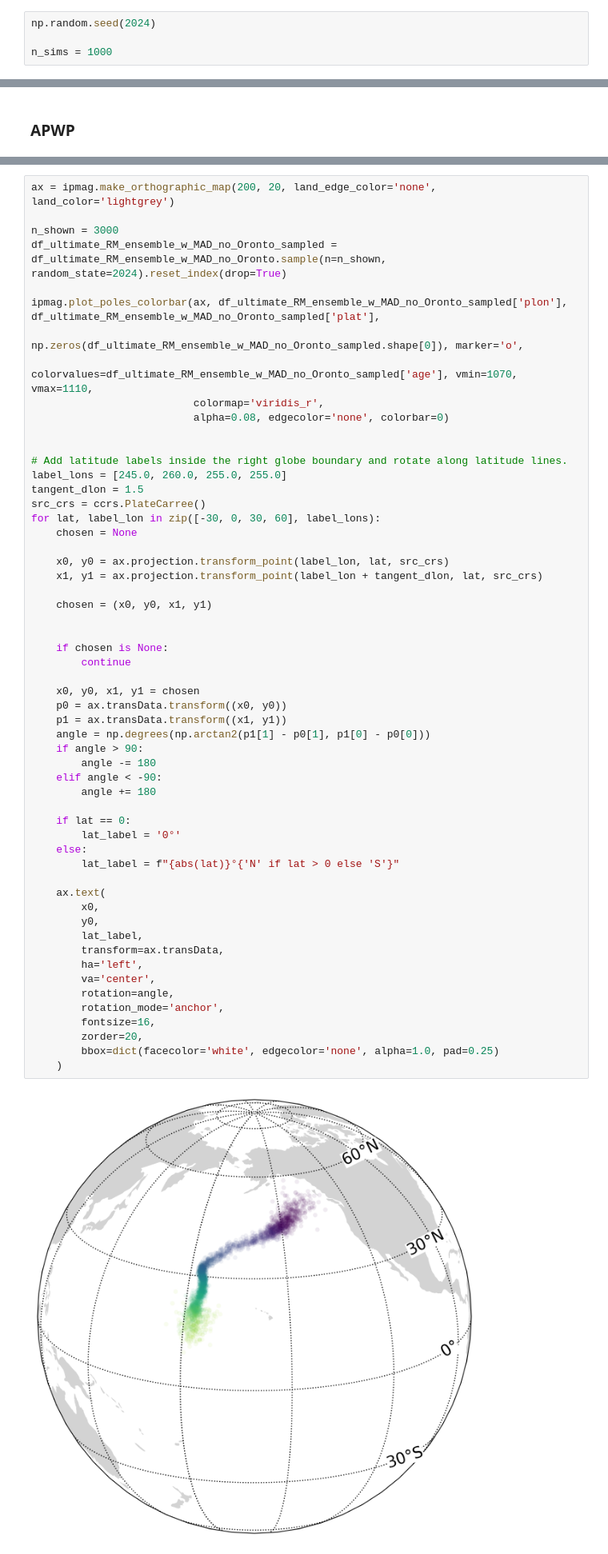
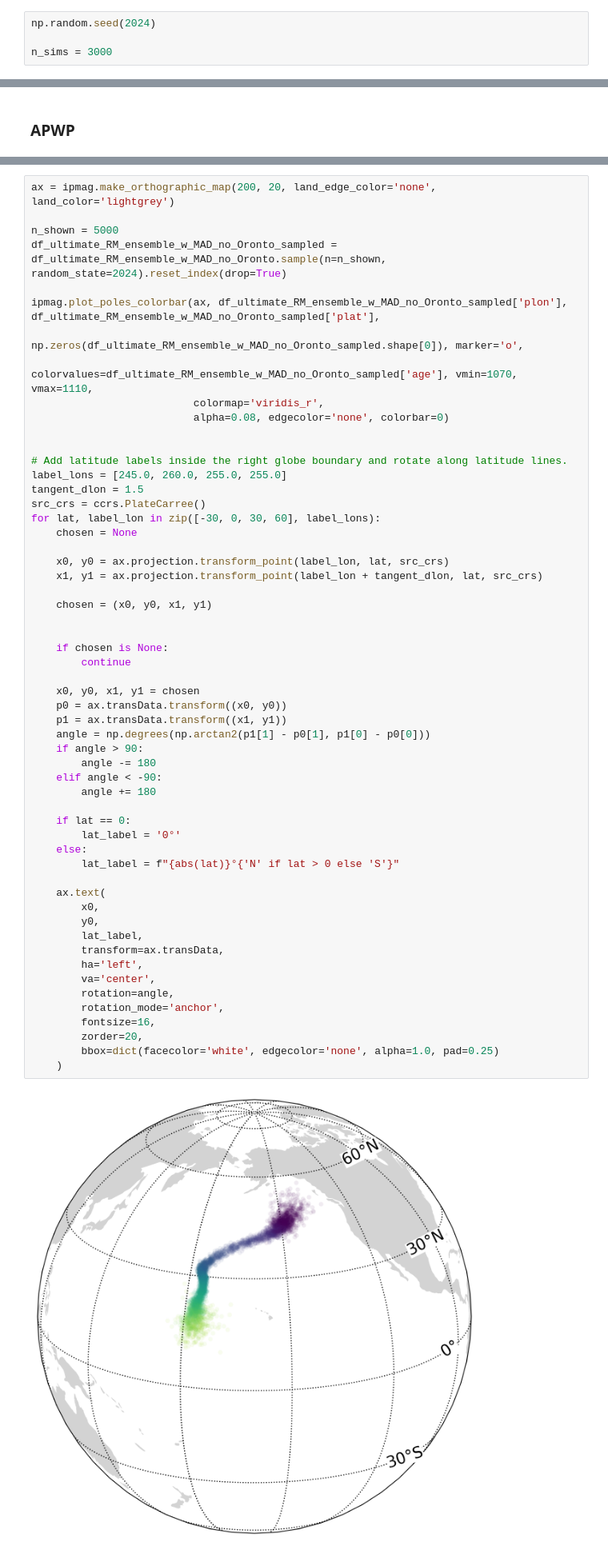
Before and after one commit to PolarWandering/APWP_StratModels, a Jupyter notebook: code/02_APWP_age_model.ipynb, the cells around one changed output, grey strips where cells are left out. Shown at 80% size. Saved outputs shown, nothing was run; the diff lists cells and outputs as text.

```diff
--- a/code/02_APWP_age_model.ipynb
+++ b/code/02_APWP_age_model.ipynb
@@ -165,7 +157,7 @@ seds_f_df
 # %%
 np.random.seed(2024)
 
-n_sims = 1000
+n_sims = 3000
 # %% [markdown]
 ### 1. resample the Keweenawan_track_site_data_w_MAD_conversion
 # %%
@@ -653,7 +655,7 @@ df_ultimate_RM_ensemble_w_MAD_no_Oronto, pseudo_ultimate_sites_ensemble_w_MAD_no
 # %%
 ax = ipmag.make_orthographic_map(200, 20, land_edge_color='none', land_color='lightgrey')
 
-n_shown = 3000
+n_shown = 5000
 df_ultimate_RM_ensemble_w_MAD_no_Oronto_sampled = df_ultimate_RM_ensemble_w_MAD_no_Oronto.sample(n=n_shown, random_state=2024).reset_index(drop=True)
 
 ipmag.plot_poles_colorbar(ax, df_ultimate_RM_ensemble_w_MAD_no_Oronto_sampled['plon'], df_ultimate_RM_ensemble_w_MAD_no_Oronto_sampled['plat'],
@@ -680,34 +682,34 @@ for lat, label_lon in zip([-30, 0, 30, 60], label_lons):
         continue
 
     x0, y0, x1, y1 = chosen
     p0 = ax.transData.transform((x0, y0))
     p1 = ax.transData.transform((x1, y1))
     angle = np.degrees(np.arctan2(p1[1] - p0[1], p1[0] - p0[0]))
     if angle > 90:
         angle -= 180
     elif angle < -90:
         angle += 180
 
     if lat == 0:
         lat_label = '0°'
     else:
         lat_label = f"{abs(lat)}°{'N' if lat > 0 else 'S'}"
 
     ax.text(
         x0,
         y0,
         lat_label,
         transform=ax.transData,
         ha='left',
         va='center',
         rotation=angle,
         rotation_mode='anchor',
         fontsize=16,
         zorder=20,
         bbox=dict(facecolor='white', edgecolor='none', alpha=1.0, pad=0.25)
     )
 # %% [output]
-[figure, old version]
+[figure, new version]
 # %%
 bins = 50
 hist, bin_edges = np.histogram(pseudo_ultimate_sites_ensemble_w_MAD_no_Oronto['age'], bins)
```
Also changed, not shown: parts of 16 cells of this notebook.
